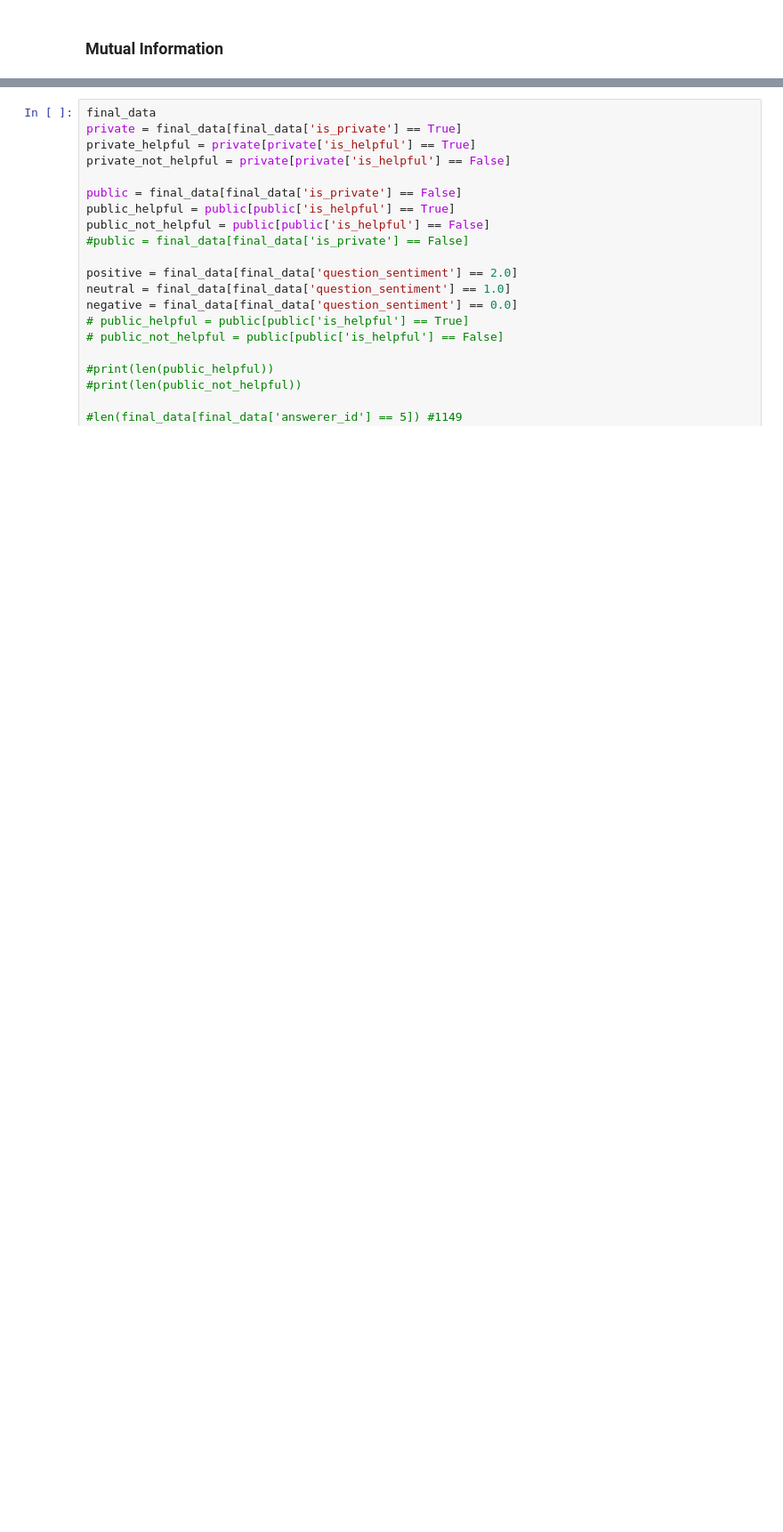
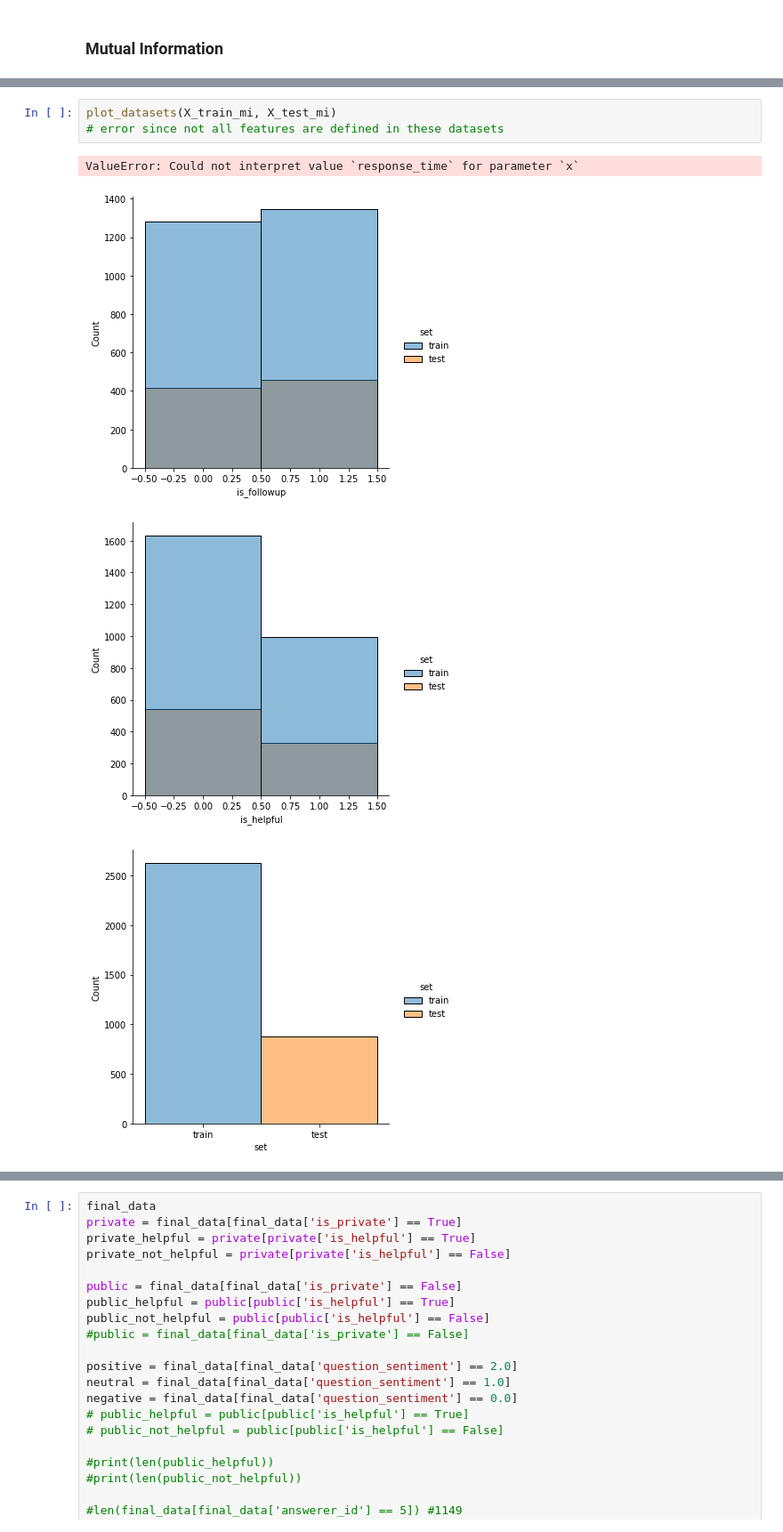
Before and after one commit to PiazzaBot/HelpfulResponses, a Jupyter notebook: data_analysis.ipynb, the cells around one changed output, grey strips where cells are left out. Shown at 89% size. Saved outputs shown, nothing was run; the diff lists cells and outputs as text; blank space fills up the shorter version.

```diff
--- a/data_analysis.ipynb
+++ b/data_analysis.ipynb
@@ -274,0 +271,8 @@ final_data
+# %%
+plot_datasets(X_train_mi, X_test_mi)
+# error since not all features are defined in these datasets
+# %% [output]
+ValueError: Could not interpret value `response_time` for parameter `x`
+[figure, added]
+[figure, added]
+[figure, added]
```
Also changed, not shown: parts of 13 cells of this notebook.
